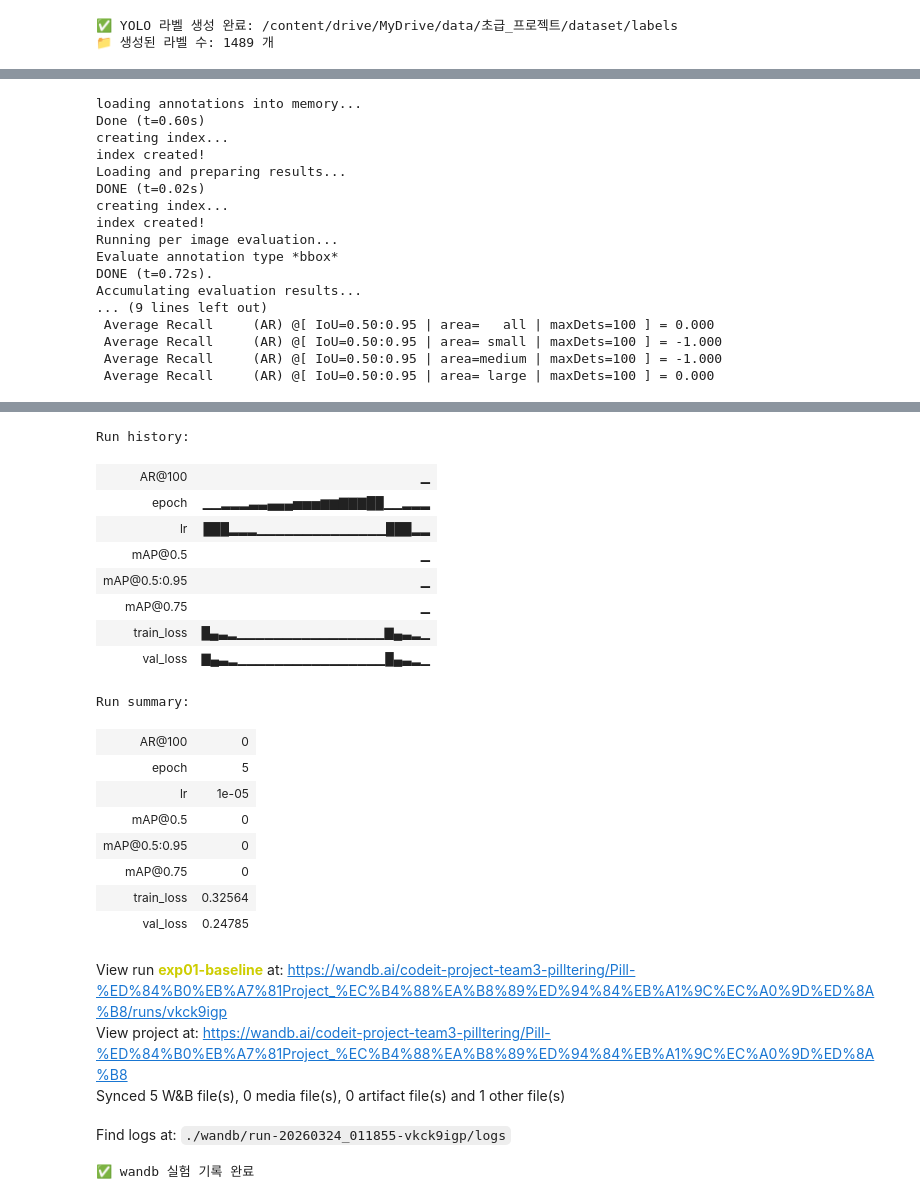
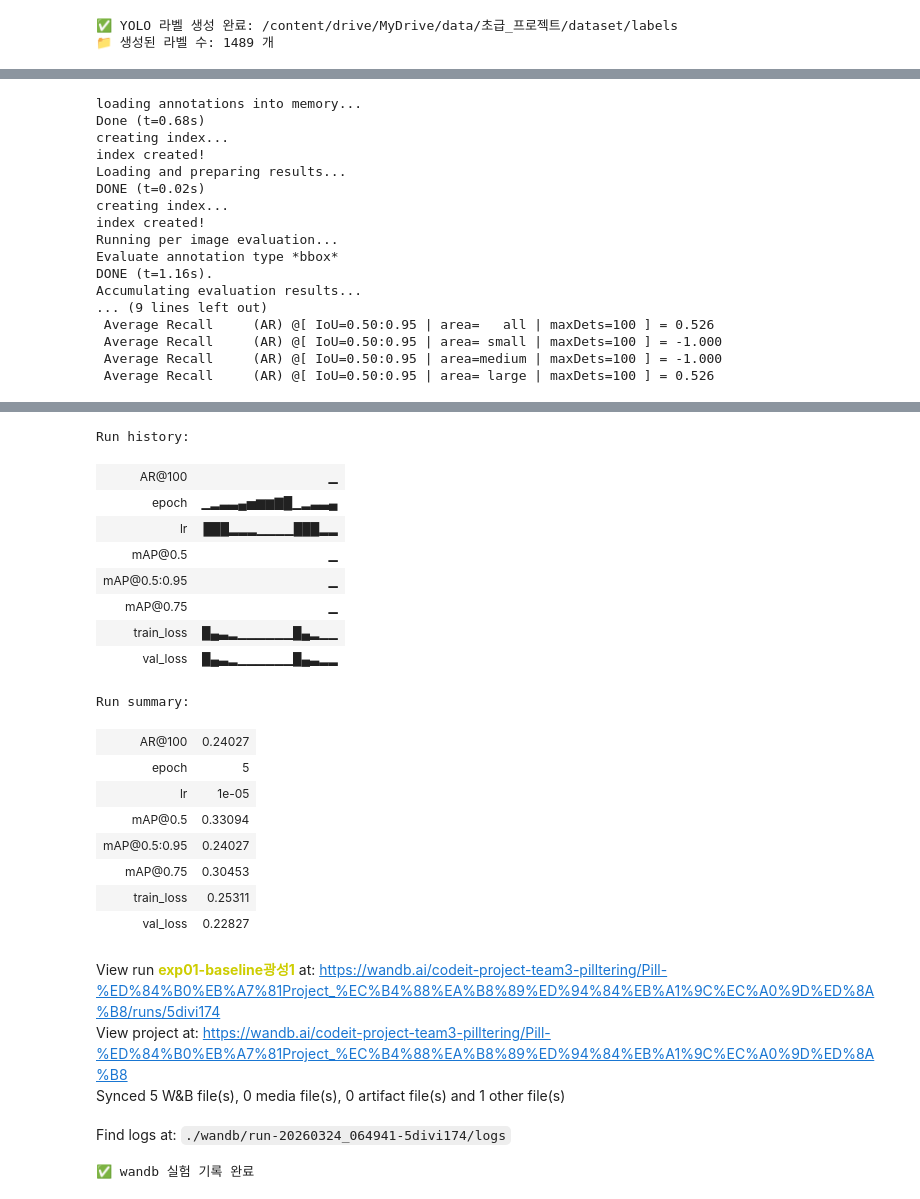
Before and after one commit to KWANGSEONGEUN/Oral_Pill_Image_Recognition_Team3, a Jupyter notebook: Project_1_Team3.ipynb, the cells around one changed output, grey strips where cells are left out. Saved outputs shown, nothing was run; the diff lists cells and outputs as text; code cells hidden in the pictures.

Commit message:
reduce epoch num

```diff
--- a/Project_1_Team3.ipynb
+++ b/Project_1_Team3.ipynb
@@ -149,7 +142,7 @@ True
 ############################################################
 
 config = {
-    "run_name"       : "exp01-baseline",   # ← 실험마다 변경
+    "run_name"       : "exp01-baseline광성1",   # ← 실험마다 변경
     "model"          : "fasterrcnn_resnet50_fpn",
     "num_epochs"     : 5,  #epoch 변경시
     "batch_size"     : 2, # batch 변경시
@@ -664,8 +659,8 @@ sampler = WeightedRandomSampler(
 def collate_fn(batch):
     return tuple(zip(*batch))
 
-train_loader = DataLoader(train_dataset, batch_size=16, sampler=sampler,  collate_fn=collate_fn) # batch
-val_loader   = DataLoader(val_dataset,   batch_size=16, shuffle=False, collate_fn=collate_fn) # batch
+train_loader = DataLoader(train_dataset, batch_size=8, sampler=sampler,  collate_fn=collate_fn) # batch
+val_loader   = DataLoader(val_dataset,   batch_size=8, shuffle=False, collate_fn=collate_fn) # batch
 
 print("train:", len(train_loader), "| val:", len(val_loader))
 # %% [output]
@@ -684,7 +679,7 @@ model.to(DEVICE)
 ############################################################
 # 6. 학습 루프
 ############################################################
-num_epochs = 20
+num_epochs = 10
 
 optimizer = optim.AdamW([p for p in model.parameters() if p.requires_grad], lr=1e-4, weight_decay=1e-4)
 scheduler = optim.lr_scheduler.StepLR(optimizer, step_size=3, gamma=0.1)
@@ -1005,7 +990,7 @@ eval_results = []
 for _, row in df_sub.iterrows():
     eval_results.append({
         "image_id": int(row["image_id"]),
-        "category_id": int(row["category_id"]),
+        "category_id": int(row["category_id"]) - 1,
         "bbox": [row["bbox_x"], row["bbox_y"], row["bbox_w"], row["bbox_h"]],
         "score": float(row["score"])
     })
@@ -1029,51 +1014,51 @@ stats = coco_eval.stats
 wandb.log({
     "mAP@0.5:0.95" : stats[0],
     "mAP@0.5"      : stats[1],
     "mAP@0.75"     : stats[2],
     "AR@100"       : stats[5],
 })
 
 wandb.finish()
 print("✅ wandb 실험 기록 완료")
 # %% [output]
 loading annotations into memory...
-Done (t=0.60s)
+Done (t=0.68s)
 creating index...
 index created!
 Loading and preparing results...
 DONE (t=0.02s)
 creating index...
 index created!
 Running per image evaluation...
 Evaluate annotation type *bbox*
-DONE (t=0.72s).
+DONE (t=1.16s).
 Accumulating evaluation results...
 ... (9 lines left out)
- Average Recall     (AR) @[ IoU=0.50:0.95 | area=   all | maxDets=100 ] = 0.000
+ Average Recall     (AR) @[ IoU=0.50:0.95 | area=   all | maxDets=100 ] = 0.526
  Average Recall     (AR) @[ IoU=0.50:0.95 | area= small | maxDets=100 ] = -1.000
  Average Recall     (AR) @[ IoU=0.50:0.95 | area=medium | maxDets=100 ] = -1.000
- Average Recall     (AR) @[ IoU=0.50:0.95 | area= large | maxDets=100 ] = 0.000
+ Average Recall     (AR) @[ IoU=0.50:0.95 | area= large | maxDets=100 ] = 0.526
 [interactive output not drawn]
 Run history:
 | AR@100 | ▁ |
-| epoch | ▁▁▂▂▂▃▃▄▄▄▅▅▅▆▆▇▇▇██▁▁▂▂▂ |
-| lr | ███▂▂▂▁▁▁▁▁▁▁▁▁▁▁▁▁▁███▂▂ |
+| epoch | ▁▂▃▃▄▅▆▆▇█▁▂▃▃▄ |
+| lr | ███▂▂▂▁▁▁▁███▂▂ |
 | mAP@0.5 | ▁ |
 | mAP@0.5:0.95 | ▁ |
 | mAP@0.75 | ▁ |
-| train_loss | █▄▃▂▁▁▁▁▁▁▁▁▁▁▁▁▁▁▁▁▇▄▃▂▁ |
-| val_loss | ▇▄▃▂▁▁▁▁▁▁▁▁▁▁▁▁▁▁▁▁█▄▃▂▁ |
+| train_loss | █▄▃▂▁▁▁▁▁▁█▄▂▁▁ |
+| val_loss | █▄▃▂▁▁▁▁▁▁█▄▃▂▂ |
 Run summary:
-| AR@100 | 0 |
+| AR@100 | 0.24027 |
 | epoch | 5 |
 | lr | 1e-05 |
-| mAP@0.5 | 0 |
-| mAP@0.5:0.95 | 0 |
-| mAP@0.75 | 0 |
-| train_loss | 0.32564 |
-| val_loss | 0.24785 |
+| mAP@0.5 | 0.33094 |
+| mAP@0.5:0.95 | 0.24027 |
+| mAP@0.75 | 0.30453 |
+| train_loss | 0.25311 |
+| val_loss | 0.22827 |
-View run exp01-baseline at: https://wandb.ai/codeit-project-team3-pilltering/Pill-%ED%84%B0%EB%A7%81Project_%EC%B4%88%EA%B8%89%ED%94%84%EB%A1%9C%EC%A0%9D%ED%8A%B8/runs/vkck9igp
+View run exp01-baseline광성1 at: https://wandb.ai/codeit-project-team3-pilltering/Pill-%ED%84%B0%EB%A7%81Project_%EC%B4%88%EA%B8%89%ED%94%84%EB%A1%9C%EC%A0%9D%ED%8A%B8/runs/5divi174
 View project at: https://wandb.ai/codeit-project-team3-pilltering/Pill-%ED%84%B0%EB%A7%81Project_%EC%B4%88%EA%B8%89%ED%94%84%EB%A1%9C%EC%A0%9D%ED%8A%B8
 Synced 5 W&B file(s), 0 media file(s), 0 artifact file(s) and 1 other file(s)
-Find logs at: ./wandb/run-20260324_011855-vkck9igp/logs
+Find logs at: ./wandb/run-20260324_064941-5divi174/logs
 ✅ wandb 실험 기록 완료
```
Also changed, not shown: parts of 8 cells of this notebook, 2 other files.
